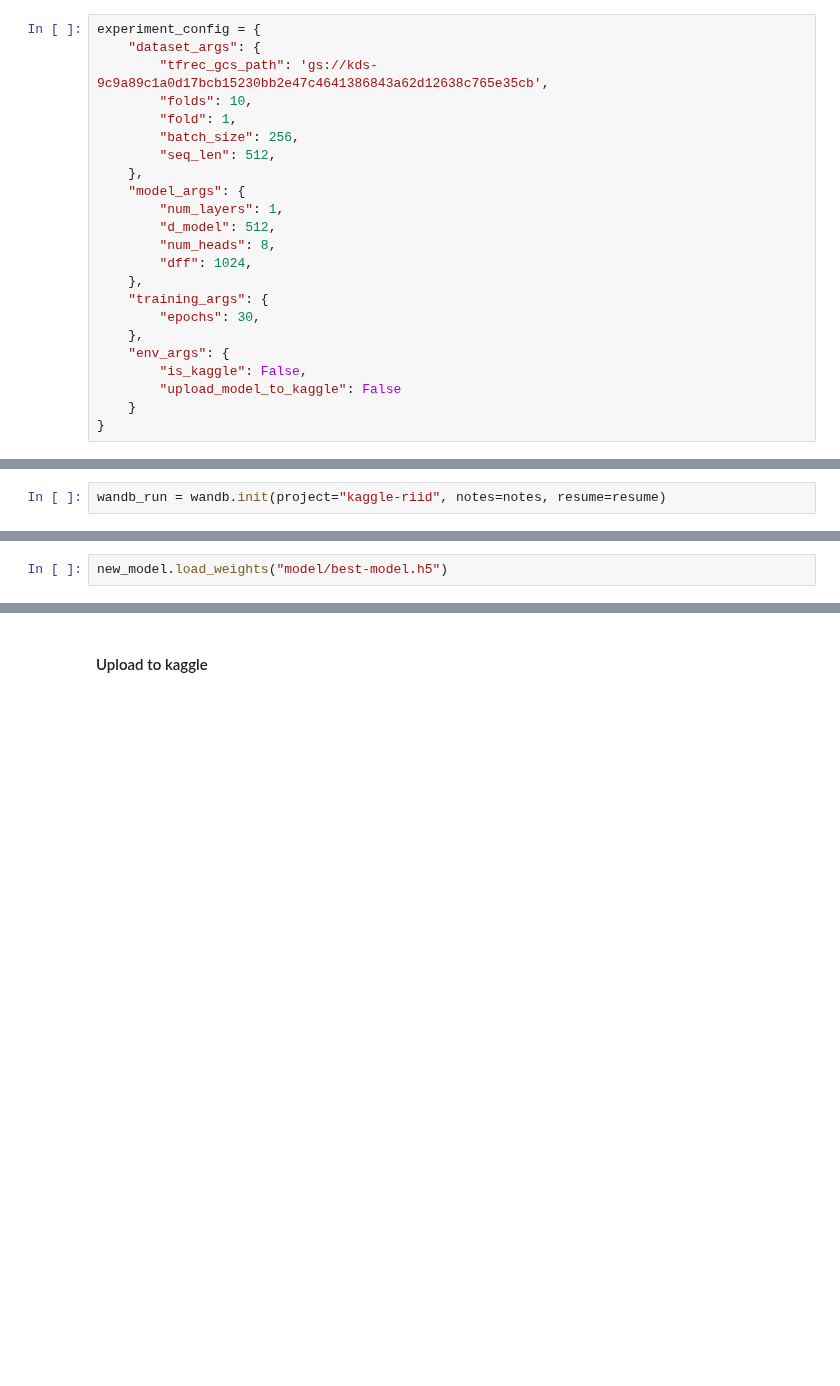
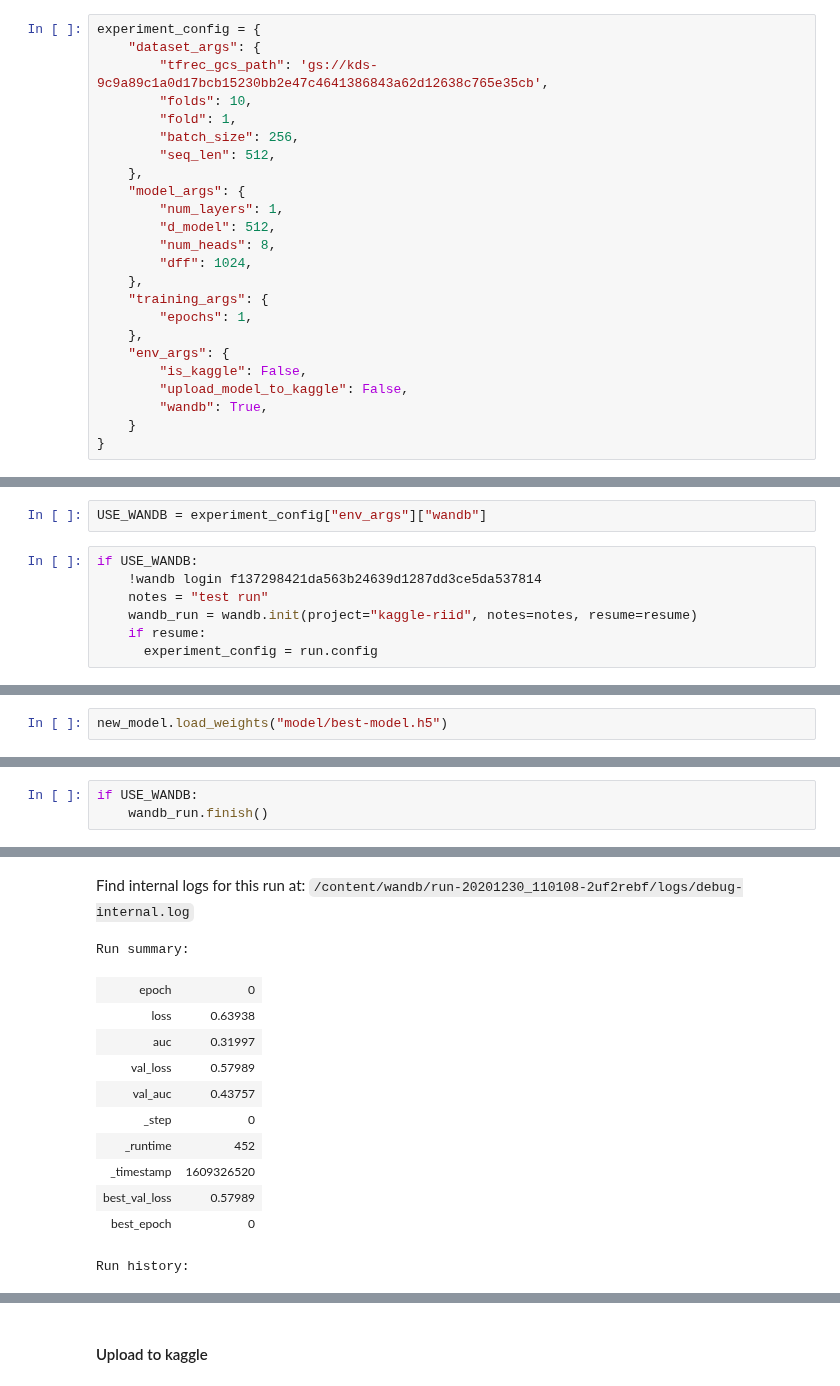
Before and after one commit to nisarahamedk/kaggle-riid, a Jupyter notebook: notebooks/RIID_TF_EncoderDecoder_Transformers_TPU_WandB.ipynb, the cells around one changed output, grey strips where cells are left out. Saved outputs shown, nothing was run; the diff lists cells and outputs as text; blank space fills up the shorter version.

Commit message:
wandb conditional

```diff
--- a/notebooks/RIID_TF_EncoderDecoder_Transformers_TPU_WandB.ipynb
+++ b/notebooks/RIID_TF_EncoderDecoder_Transformers_TPU_WandB.ipynb
@@ -109,10 +109,11 @@ experiment_config = {
         "dff": 1024,
     },
     "training_args": {
-        "epochs": 30,
+        "epochs": 1,
     },
     "env_args": {
         "is_kaggle": False,
-        "upload_model_to_kaggle": False
+        "upload_model_to_kaggle": False,
+        "wandb": True,
     }
 }
@@ -125,3 +120,10 @@ notes = "test run"
+# %%
+USE_WANDB = experiment_config["env_args"]["wandb"]
 # %%
-wandb_run = wandb.init(project="kaggle-riid", notes=notes, resume=resume)
+if USE_WANDB:
+    !wandb login f137298421da563b24639d1287dd3ce5da537814
+    notes = "test run"
+    wandb_run = wandb.init(project="kaggle-riid", notes=notes, resume=resume)
+    if resume:
+      experiment_config = run.config
 # %% [output]
@@ -1160,0 +1093,4 @@ Synced autumn-gorge-27: https://wandb.ai/nisarahamedk/kaggle-riid/runs/3sz12zm2
+# %%
+if USE_WANDB:
+    wandb_run.finish()
+# %% [output]
@@ -1160,0 +1100,13 @@ Synced autumn-gorge-27: https://wandb.ai/nisarahamedk/kaggle-riid/runs/3sz12zm2
+Find internal logs for this run at: /content/wandb/run-20201230_110108-2uf2rebf/logs/debug-internal.log
+Run summary:
+| epoch | 0 |
+| loss | 0.63938 |
+| auc | 0.31997 |
+| val_loss | 0.57989 |
+| val_auc | 0.43757 |
+| _step | 0 |
+| _runtime | 452 |
+| _timestamp | 1609326520 |
+| best_val_loss | 0.57989 |
+| best_epoch | 0 |
+Run history:
```
Also changed, not shown: parts of 20 cells of this notebook.
